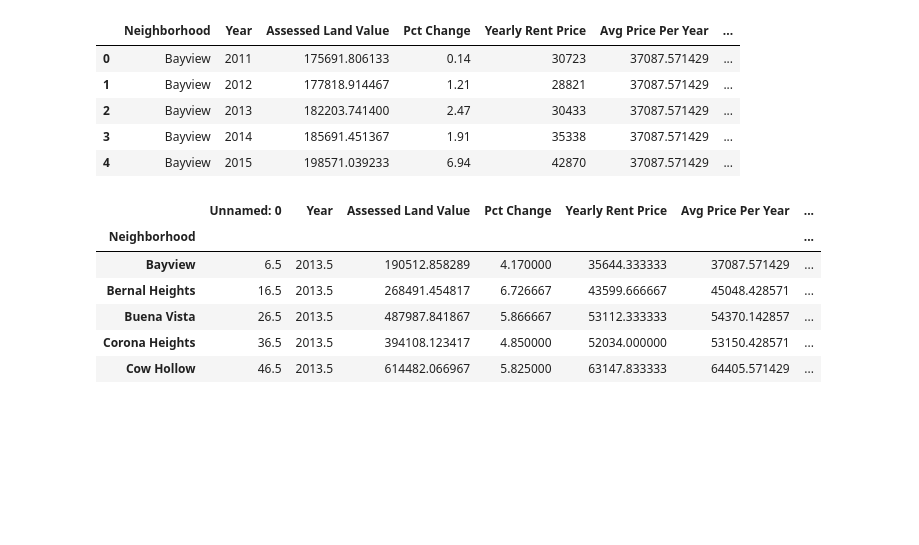
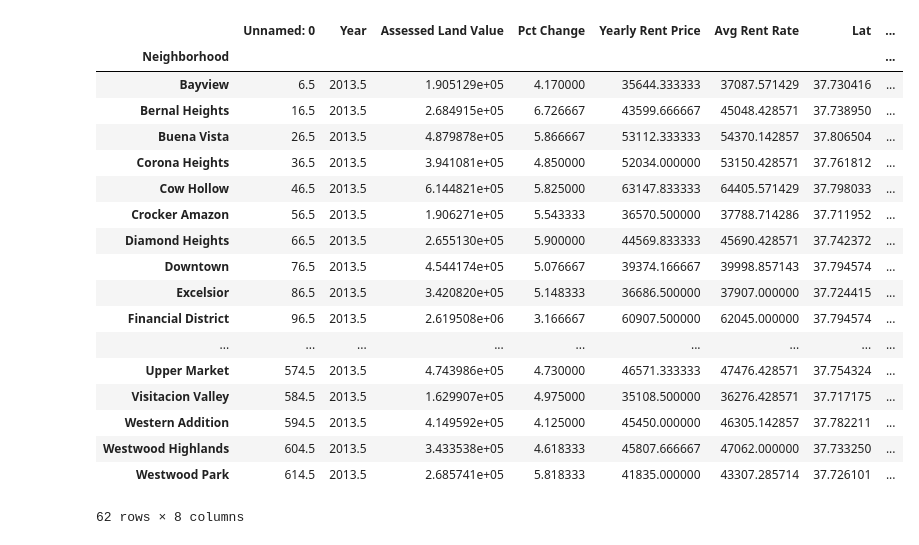
Before and after one commit to rochiecuevas/shared_accommodations, a Jupyter notebook: Home Prices/DataHome_Cleanup.ipynb, the cells around one changed output. Cells and saved outputs as stored; diff of their text form; code cells hidden in the pictures; blank space fills up the shorter version.

```diff
--- a/Home Prices/DataHome_Cleanup.ipynb
+++ b/Home Prices/DataHome_Cleanup.ipynb
@@ -29,3 +29,7 @@ melted_df.head()
+# %%
+#changing the type
+melted_df["Year"] = melted_df["Year"].astype("int64")
 # %%
 #merging two data frames
-rent_df2 = pd.merge(melted_df,rent_df.loc[:,["Neighborhood","Avg Price Per Year","City","Lat","Lng"]])
+rent_df2 = pd.merge(melted_df,rent_df.loc[:,["Region Name","Region Type",
+                                             "Data Type","Avg Rent Rate","City","Lat","Lng"]])
@@ -32,37 +45,36 @@ rent_df2 = pd.merge(melted_df,rent_df.loc[:,["Neighborhood","Avg Price Per Year"
 # %%
 #rename columns to merge on same names
-#changing the type of column
-home_df = home_df.rename(columns={'Assessor Neighborhood': 'Neighborhood',
-                                  'Closed Roll Year': 'Year'})
-rent_df2["Year"] = rent_df2["Year"].astype(int)
+rent_df2 = rent_df2.rename(columns={'Region Name': 'Neighborhood'})
+home_df = home_df.rename(columns={'Assessor Neighborhood': 'Neighborhood', 'Closed Roll Year': 'Year'})
-# %%
-home_df = home_df.drop(['Unnamed: 0'], axis=1)
 # %%
 #merging
 merged_csv = pd.merge(home_df,rent_df2,
                   how='inner',
                   left_on=["Neighborhood","Year"],
                   right_on=["Neighborhood","Year"])
-# %%
-merged_csv.head()
-# %% [output]
-|  | Neighborhood | Year | Assessed Land Value | Pct Change | Yearly Rent Price | Avg Price Per Year | ... |
-| 0 | Bayview | 2011 | 175691.806133 | 0.14 | 30723 | 37087.571429 | ... |
-| 1 | Bayview | 2012 | 177818.914467 | 1.21 | 28821 | 37087.571429 | ... |
-| 2 | Bayview | 2013 | 182203.741400 | 2.47 | 30433 | 37087.571429 | ... |
-| 3 | Bayview | 2014 | 185691.451367 | 1.91 | 35338 | 37087.571429 | ... |
-| 4 | Bayview | 2015 | 198571.039233 | 6.94 | 42870 | 37087.571429 | ... |
 # %%
 merged_gb= merged_csv.groupby("Neighborhood").mean()
 # %%
-merged_gb.head()
+merged_gb
 # %% [output]
-|  | Unnamed: 0 | Year | Assessed Land Value | Pct Change | Yearly Rent Price | Avg Price Per Year | ... |
-| Neighborhood |  |  |  |  |  |  | ... |
-| Bayview | 6.5 | 2013.5 | 190512.858289 | 4.170000 | 35644.333333 | 37087.571429 | ... |
-| Bernal Heights | 16.5 | 2013.5 | 268491.454817 | 6.726667 | 43599.666667 | 45048.428571 | ... |
-| Buena Vista | 26.5 | 2013.5 | 487987.841867 | 5.866667 | 53112.333333 | 54370.142857 | ... |
-| Corona Heights | 36.5 | 2013.5 | 394108.123417 | 4.850000 | 52034.000000 | 53150.428571 | ... |
-| Cow Hollow | 46.5 | 2013.5 | 614482.066967 | 5.825000 | 63147.833333 | 64405.571429 | ... |
+|  | Unnamed: 0 | Year | Assessed Land Value | Pct Change | Yearly Rent Price | Avg Rent Rate | Lat | ... |
+| Neighborhood |  |  |  |  |  |  |  | ... |
+| Bayview | 6.5 | 2013.5 | 1.905129e+05 | 4.170000 | 35644.333333 | 37087.571429 | 37.730416 | ... |
+| Bernal Heights | 16.5 | 2013.5 | 2.684915e+05 | 6.726667 | 43599.666667 | 45048.428571 | 37.738950 | ... |
+| Buena Vista | 26.5 | 2013.5 | 4.879878e+05 | 5.866667 | 53112.333333 | 54370.142857 | 37.806504 | ... |
+| Corona Heights | 36.5 | 2013.5 | 3.941081e+05 | 4.850000 | 52034.000000 | 53150.428571 | 37.761812 | ... |
+| Cow Hollow | 46.5 | 2013.5 | 6.144821e+05 | 5.825000 | 63147.833333 | 64405.571429 | 37.798033 | ... |
+| Crocker Amazon | 56.5 | 2013.5 | 1.906271e+05 | 5.543333 | 36570.500000 | 37788.714286 | 37.711952 | ... |
+| Diamond Heights | 66.5 | 2013.5 | 2.655130e+05 | 5.900000 | 44569.833333 | 45690.428571 | 37.742372 | ... |
+| Downtown | 76.5 | 2013.5 | 4.544174e+05 | 5.076667 | 39374.166667 | 39998.857143 | 37.794574 | ... |
+| Excelsior | 86.5 | 2013.5 | 3.420820e+05 | 5.148333 | 36686.500000 | 37907.000000 | 37.724415 | ... |
+| Financial District | 96.5 | 2013.5 | 2.619508e+06 | 3.166667 | 60907.500000 | 62045.000000 | 37.794574 | ... |
+| ... | ... | ... | ... | ... | ... | ... | ... | ... |
+| Upper Market | 574.5 | 2013.5 | 4.743986e+05 | 4.730000 | 46571.333333 | 47476.428571 | 37.754324 | ... |
+| Visitacion Valley | 584.5 | 2013.5 | 1.629907e+05 | 4.975000 | 35108.500000 | 36276.428571 | 37.717175 | ... |
+| Western Addition | 594.5 | 2013.5 | 4.149592e+05 | 4.125000 | 45450.000000 | 46305.142857 | 37.782211 | ... |
+| Westwood Highlands | 604.5 | 2013.5 | 3.433538e+05 | 4.618333 | 45807.666667 | 47062.000000 | 37.733250 | ... |
+| Westwood Park | 614.5 | 2013.5 | 2.685741e+05 | 5.818333 | 41835.000000 | 43307.285714 | 37.726101 | ... |
+62 rows × 8 columns
 # %%
 #combined.to_csv('combine.csv', sep=',', encoding='utf-8')
```
Also changed, not shown: parts of 7 cells of this notebook, 7 other files.
